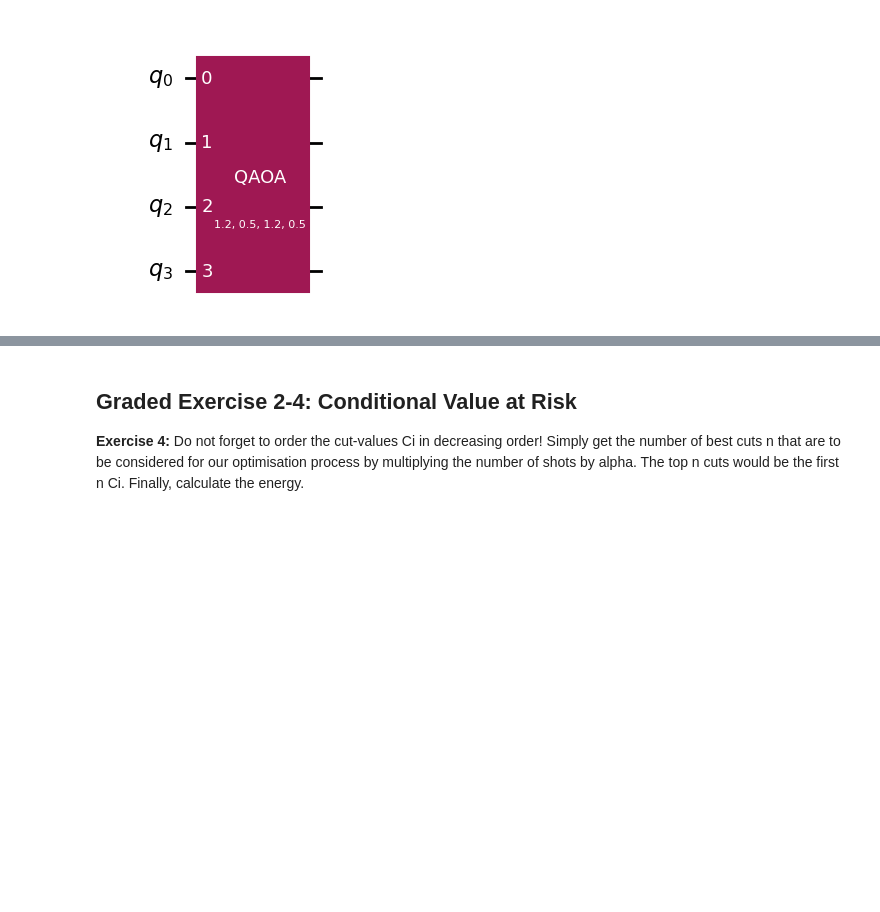
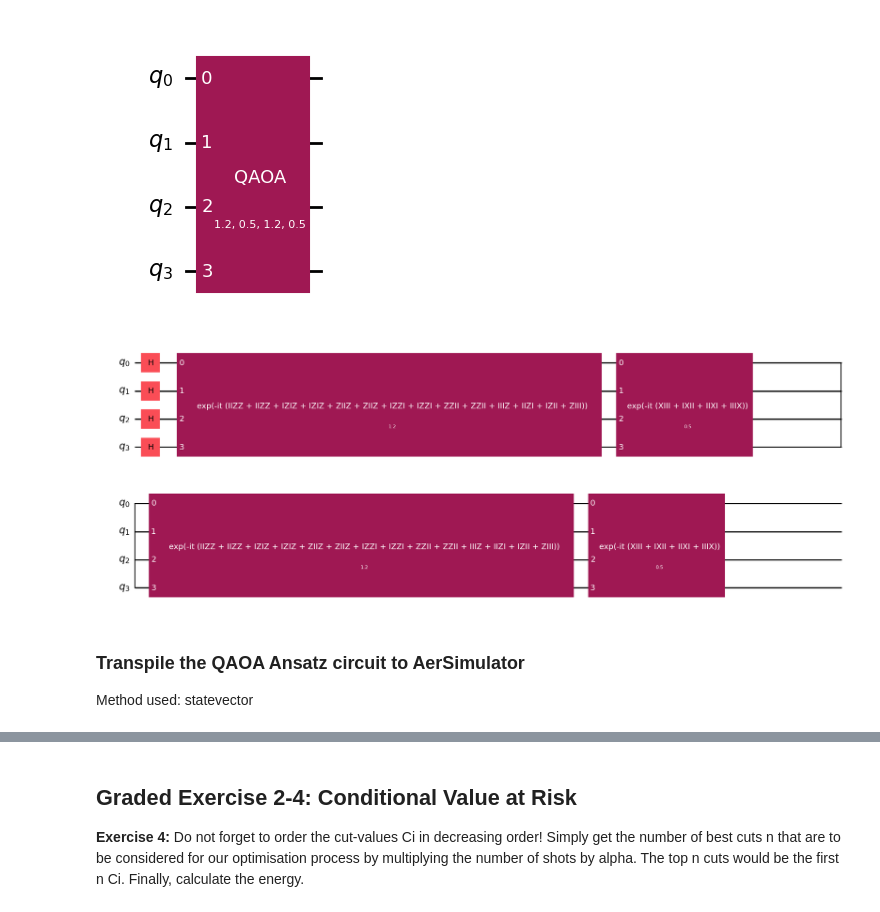
Before and after one commit to kcravi912/QpiAI_Quantum_Projects, a Jupyter notebook: 3_Optimizing Simple Scheduling Problems with QAOA/QAOA_Max-cut.ipynb, the cells around one changed output, grey strips where cells are left out. Saved outputs shown, nothing was run; the diff lists cells and outputs as text; code cells hidden in the pictures; blank space fills up the shorter version.

```diff
--- a/3_Optimizing Simple Scheduling Problems with QAOA/QAOA_Max-cut.ipynb
+++ b/3_Optimizing Simple Scheduling Problems with QAOA/QAOA_Max-cut.ipynb
@@ -384,6 +525,14 @@ binding_dict
 bound_circuit.draw("mpl")
 # %% [output]
 [figure]
+# %%
+bound_circuit.decompose().draw("mpl")
+# %% [output]
+[figure, added]
+# %% [markdown]
+### Transpile the QAOA Ansatz circuit to AerSimulator
+
+Method used: statevector
 # %%
 simulator = AerSimulator(method='statevector')
 Aer_transpiled_ckt = transpile(bound_circuit, simulator)
```
Also changed, not shown: parts of 22 cells of this notebook.
